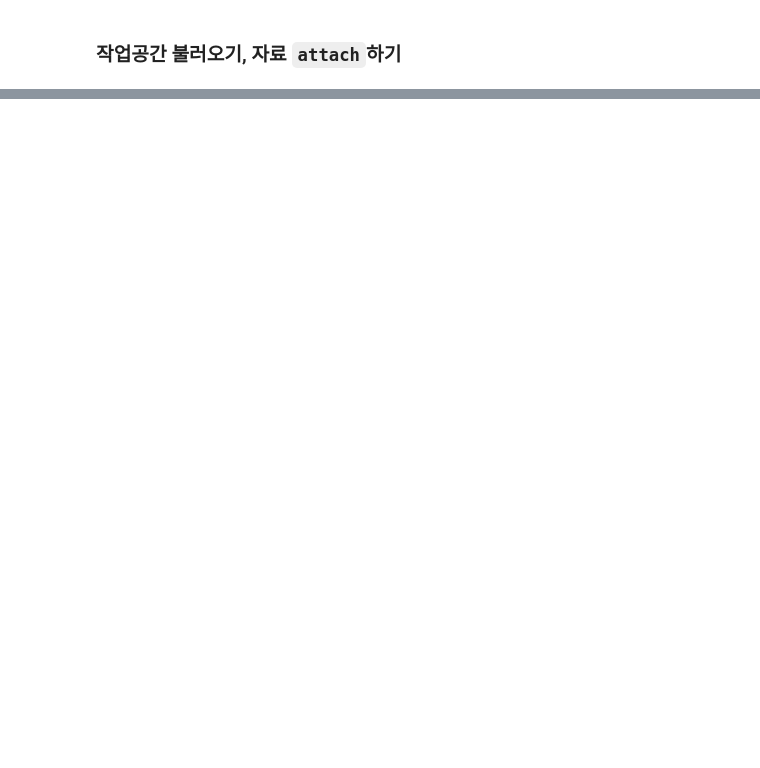
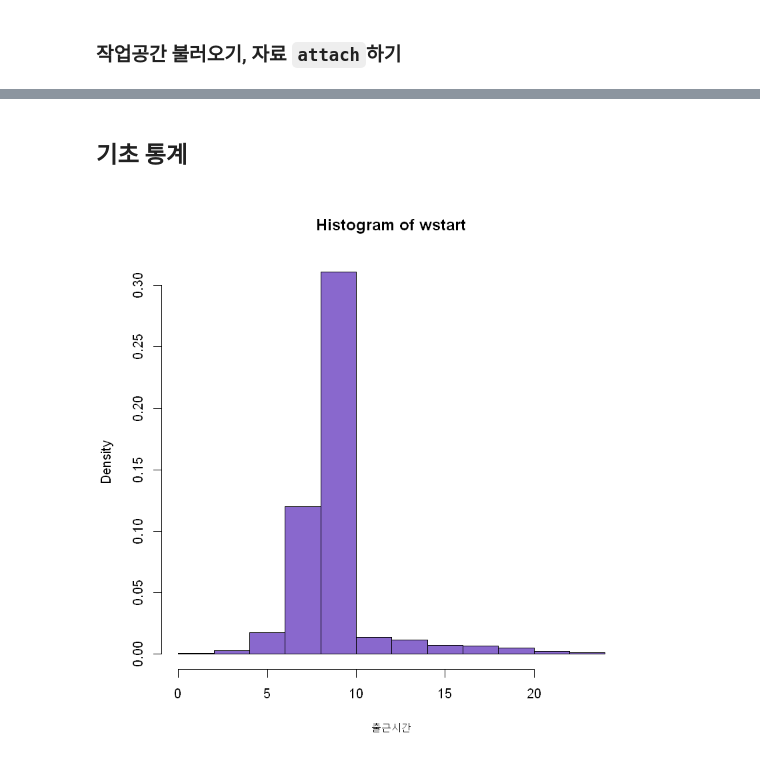
Before and after one commit to euneestella/khu_sda_project, a Jupyter notebook: data_analysis.ipynb, the cells around one changed output, grey strips where cells are left out. Saved outputs shown, nothing was run; the diff lists cells and outputs as text; code cells hidden in the pictures; blank space fills up the shorter version.

```diff
--- a/data_analysis.ipynb
+++ b/data_analysis.ipynb
@@ -432,0 +44,6 @@ anova(fit1, fit2)
+# %% [markdown]
+## 기초 통계
+# %%
+hist(wstart, freq = F, ylab="Density", xlab="출근시간", col="mediumpurple3")
+# %% [output]
+[figure, added]
```
Also changed, not shown: parts of 57 cells of this notebook, 2 other files.
